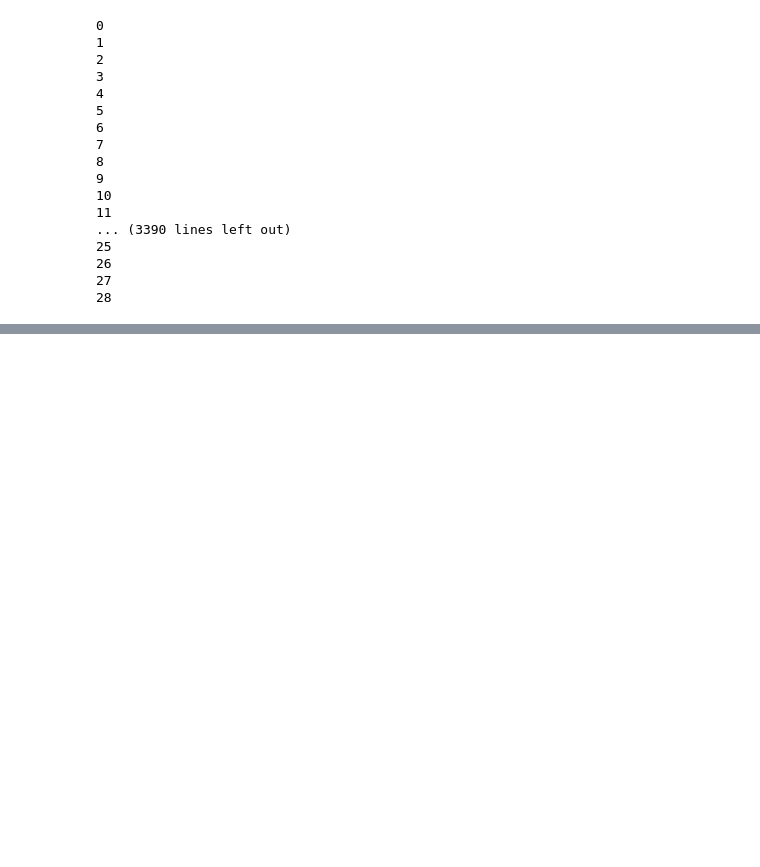
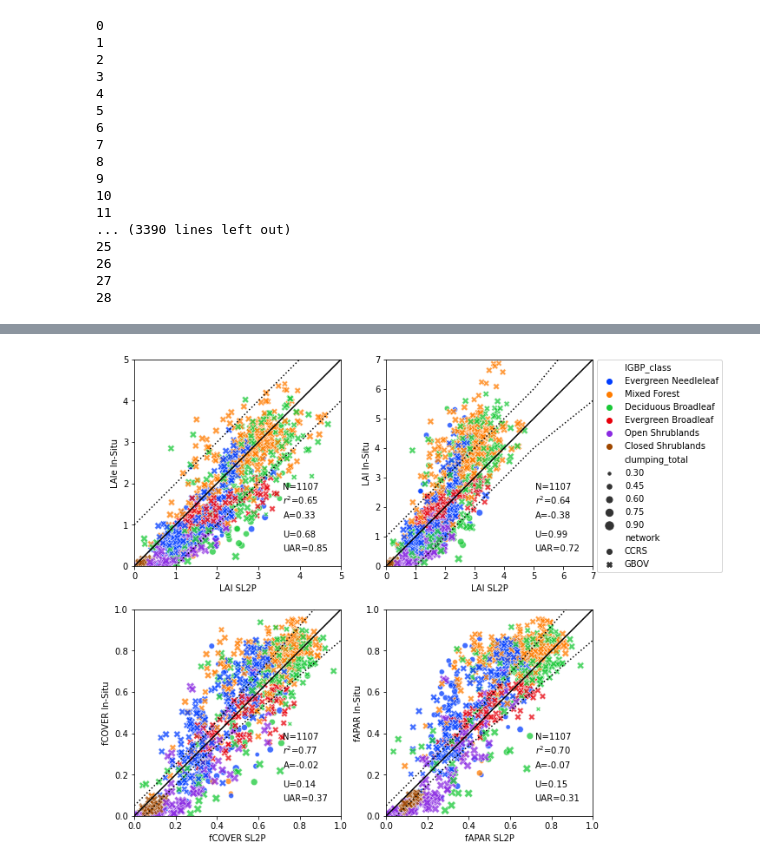
Before and after one commit to rfernand387/LEAF-Toolbox, a Jupyter notebook: Source-Python-Validation/Validation-LEAF-Toolbox-SL2P-Paper.ipynb, the cells around one changed output, grey strips where cells are left out. Saved outputs shown, nothing was run; the diff lists cells and outputs as text; code cells hidden in the pictures; blank space fills up the shorter version.

```diff
--- a/Source-Python-Validation/Validation-LEAF-Toolbox-SL2P-Paper.ipynb
+++ b/Source-Python-Validation/Validation-LEAF-Toolbox-SL2P-Paper.ipynb
@@ -966,9 +966,9 @@ with open("/home/richard_fernandes/validation/fAPAR7dDictionary0mfil20msam30mbuf
     pickle.dump(fAPAR7dDictionary20m,fp)
 # %%
 # parameters for validation figures and  statistics
-sampleLAIFileName = "/home/richard_fernandes/validation/LAI7dDictionary20msam30mbuf.pkl"
-samplefCOVERFileName = "/home/richard_fernandes/validation/fCOVER7dDictionary20msam30mbuf.pkl"
-samplefAPARFileName = "/home/richard_fernandes/validation/fAPAR7dDictionary20msam30mbuf.pkl"
+sampleLAIFileName = "/home/richard_fernandes/validation/LAI7dDictionary0mfil20msam30mbuf.pkl"
+samplefCOVERFileName = "/home/richard_fernandes/validation/fCOVER7dDictionary0mfil20msam30mbuf.pkl"
+samplefAPARFileName = "/home/richard_fernandes/validation/fAPAR7dDictionary0mfil20msam30mbuf.pkl"
 
 siteFileName = "/home/richard_fernandes/validation/siteSummaries.csv"
 variableName = "LAI"
@@ -1034,7 +1034,7 @@ def renameColumns(siteDF) :
     return  siteDF.rename(columns = newNames)
 # %%
 # defined overstory woody to total plant are ratio based on land cover
-ef estimateWAItoPAIratio(samplesDF) :
+def estimateWAItoPAIratio(samplesDF) :
     #estimate overstory woody to total area ratio for GBOV sites
     # use initial fixed ratio for all sites based on shrubs
     samplesDF.loc[(samplesDF['network'] == 'GBOV') ,'WAItoPAIratio'] = 0.10
@@ -1063,7 +1063,9 @@ ef estimateWAItoPAIratio(samplesDF) :
     return (samplesDF)
 # %%
 # parses a file of matchups to create dataframe woth required entries for validation statistics and figures
-    # clumping uncertainty
+def parseSampleFile(sampleFileName,variableName):
+
+# clumping uncertainty
     clumping_err = 0.025
     WAItoPAIdown= 0.1
 
@@ -1179,7 +1181,7 @@ def summaryStats(samplesDF,samplesLAIDF,xvariable,yvariable,trimquantile,minPAI)
         reference = sample[yvariable]
         qc = sample['sample'+xvariable][1]['data']
         estimate = sample['sample'+xvariable][2]['data']
-        error = sample['sample'+xvariable][3]['data']
+        error = sample['sample'+xvariable][5]['data']
         productDF = pd.DataFrame(list(zip(qc,estimate,error)),columns=['qc','estimate','error'])
         productDF = productDF.loc[productDF['qc']==0]
         if productDF.shape[0]>0 :
@@ -1299,5 +1321,5 @@ plt.savefig('xigure2b.png')
 # %%
-# figure 3
+# figure 7
 
 fig, ax = plt.subplots(2,2,constrained_layout = True)
 fig.set_size_inches(10 ,8)
@@ -1317,10 +1339,10 @@ ax[0,0].set(adjustable='box',aspect='equal')
 ax[0,0].set_ylabel('LAIe In-Situ')
 ax[0,0].set_xlabel('LAI SL2P')
 n = len(x)
-res = np.array(y.sub(x))
+res = np.array(x.sub(y))
 unc= np.mean(res ** 2) ** (0.5)
 acc = np.mean(res)
-uar = np.mean(res<np.maximum(0.05,0.15*x))
+uar = np.mean(np.abs(res)<np.maximum(1,0.2*x))
 r2 = 1 - unc ** 2 / np.var(np.array(y))
 ax[0,0].annotate(f'N={n}', xy=(0.72, 0.37), xycoords='axes fraction')
 ax[0,0].annotate(f'$r^2$={r2:.2f}', xy=(0.72, 0.30), xycoords='axes fraction')
@@ -1341,10 +1363,10 @@ ax[0,1].set(adjustable='box',aspect='equal')
 ax[0,1].set_ylabel('LAI In-Situ')
 ax[0,1].set_xlabel('LAI SL2P')
 n = len(x)
-res = np.array(y.sub(x))
+res = np.array(x.sub(y))
 unc= np.mean(res ** 2) ** (0.5)
 acc = np.mean(res)
-uar = np.mean(res<np.maximum(0.05,0.15*x))
+uar = np.mean(np.abs(res)<np.maximum(1,0.2*x))
 r2 = 1 - unc ** 2 / np.var(np.array(y))
 ax[0,1].annotate(f'N={n}', xy=(0.72, 0.37), xycoords='axes fraction')
 ax[0,1].annotate(f'$r^2$={r2:.2f}', xy=(0.72, 0.30), xycoords='axes fraction')
@@ -1366,10 +1388,10 @@ ax[1,0].set(adjustable='box',aspect='equal')
 ax[1,0].set_ylabel('fCOVER In-Situ')
 ax[1,0].set_xlabel('fCOVER SL2P')
 n = len(x)
-res = np.array(y.sub(x))
+res = np.array(x.sub(y))
 unc= np.mean(res ** 2) ** (0.5)
 acc = np.mean(res)
-uar = np.mean(res<np.maximum(0.05,0.15*x))
+uar = np.mean(np.abs(res)<np.maximum(0.05,0.10*x))
 r2 = 1 - unc ** 2 / np.var(np.array(y))
 ax[1,0].annotate(f'N={n}', xy=(0.72, 0.37), xycoords='axes fraction')
 ax[1,0].annotate(f'$r^2$={r2:.2f}', xy=(0.72, 0.30), xycoords='axes fraction')
@@ -1381,34 +1403,36 @@ y = data['fAPAR_total']
 yerror = data['fAPAR_total_err']
 x = data['fAPAR_fAPAR_total_estimate']
 xerror = data['fAPAR_fAPAR_total_err_estimate_mean'].astype('float')
 # ax[1,1].errorbar(x, y,yerr=yerror,xerr=xerror,ls='none', fmt = 'or', ms=0, ecolor='grey',alpha=0.15)
 sns.scatterplot(data=data, x='fAPAR_fAPAR_total_estimate', y='fAPAR_total', hue='IGBP_class', style='network', size = 'clumping_total',  sizes=(10, 100), alpha=.75, palette="bright", ax=ax[1,1],legend=False)
 ax[1,1].plot(np.linspace(0,1,100),np.linspace(0,1,100)+np.maximum(np.linspace(0,1,100)*0.15,0.05),color='black',linestyle='dotted')
 ax[1,1].plot(np.linspace(0,1,100),np.linspace(0,1,100)+np.minimum(-np.linspace(0,1,100)*0.15,-0.05),color='black',linestyle='dotted')
 ax[1,1].plot([0,1],[0,1],color='black')
 ax[1,1].set(adjustable='box',aspect='equal')
 ax[1,1].set_ylabel('fAPAR In-Situ')
 ax[1,1].set_xlabel('fAPAR SL2P')
 n = len(x)
-res = np.array(y.sub(x))
+res = np.array(x.sub(y))
 unc= np.mean(res ** 2) ** (0.5)
 acc = np.mean(res)
-uar = np.mean(res<np.maximum(0.05,0.15*x))
+uar = np.mean(np.abs(res)<np.maximum(0.05,0.10*x))
 r2 = 1 - unc ** 2 / np.var(np.array(y))
 ax[1,1].annotate(f'N={n}', xy=(0.72, 0.37), xycoords='axes fraction')
 ax[1,1].annotate(f'$r^2$={r2:.2f}', xy=(0.72, 0.30), xycoords='axes fraction')
 ax[1,1].annotate(f'A={acc:.2f}', xy=(0.72, 0.23), xycoords='axes fraction')
 ax[1,1].annotate(f'U={unc:.2f}', xy=(0.72, 0.14), xycoords='axes fraction')
 ax[1,1].annotate(f'UAR={uar:.2f}', xy=(0.72, 0.07), xycoords='axes fraction')
 
 ax[0,0].set_xlim([0,5])
 ax[0,1].set_xlim([0,7])
 ax[1,0].set_xlim([0,1])
 ax[1,1].set_xlim([0,1])
 ax[0,0].set_ylim([0,5])
 ax[0,1].set_ylim([0,7])
 ax[1,0].set_ylim([0,1])
 ax[1,1].set_ylim([0,1])
-plt.savefig('Figure3.png',bbox_inches='tight')
+plt.savefig('Figure7Brown.png',bbox_inches='tight')
 plt.show()
+# %% [output]
+[figure, added]
 # %%
```
Also changed, not shown: parts of 12 cells of this notebook.
